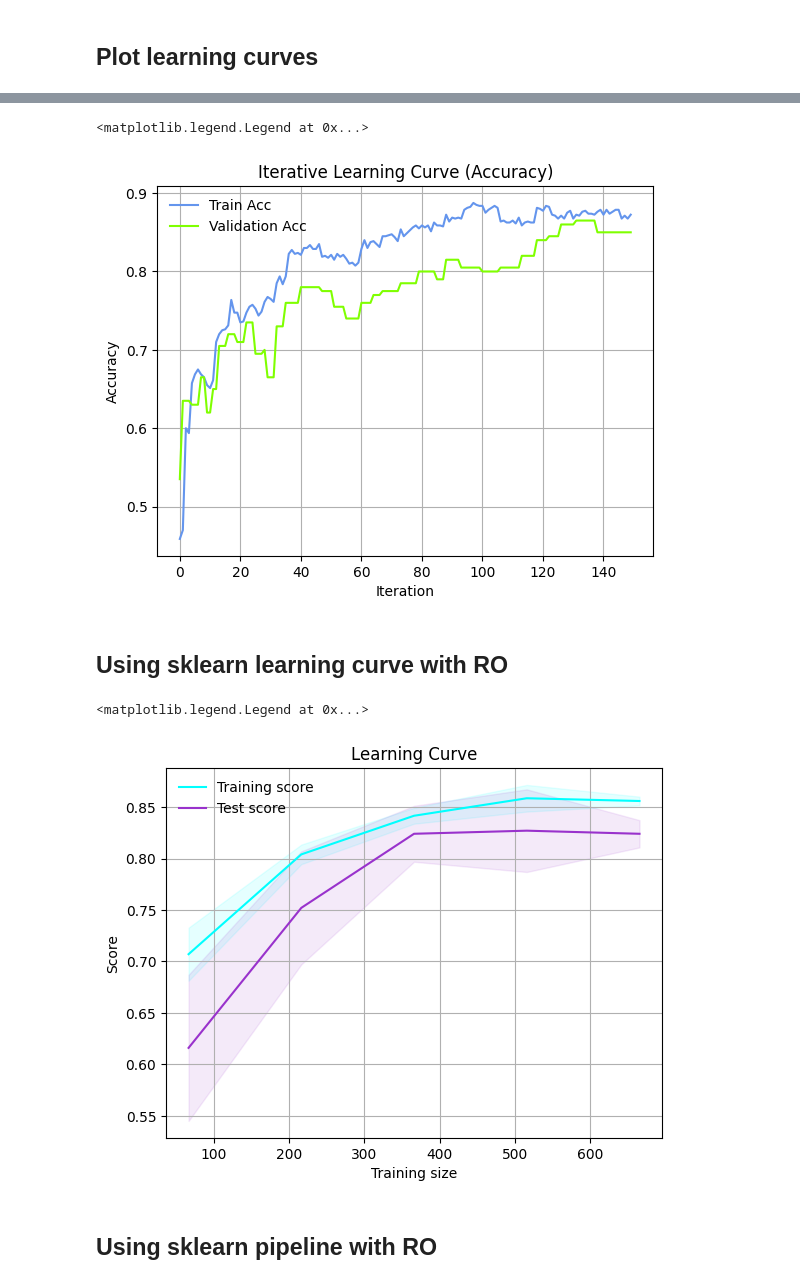
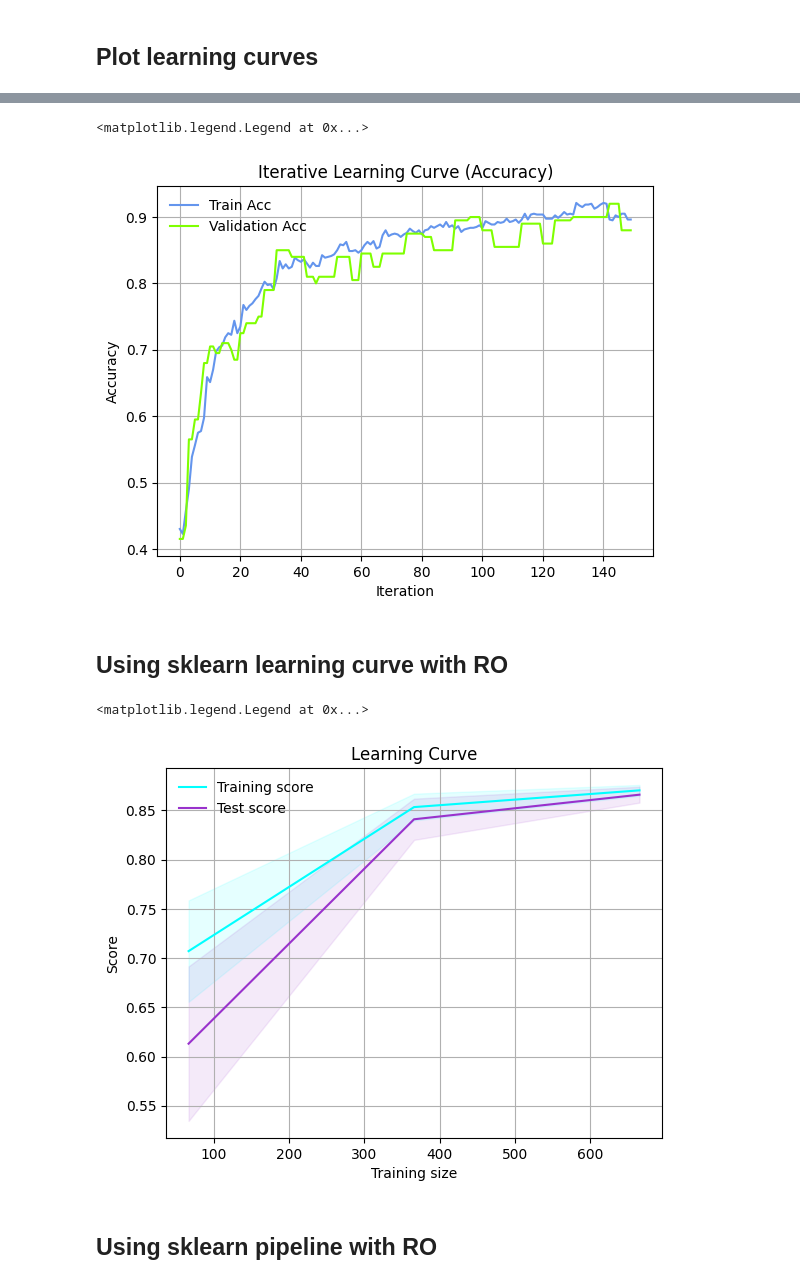
Before and after one commit to jlm429/pyperch, a Jupyter notebook: notebooks/ga_opt_network.ipynb, the cells around one changed output, grey strips where cells are left out. Cells and saved outputs as stored; diff of their text form; code cells hidden in the pictures.

```diff
--- a/notebooks/ga_opt_network.ipynb
+++ b/notebooks/ga_opt_network.ipynb
@@ -83,10 +83,10 @@ net = NeuralNetClassifier(
     module=GAModule,
     module__layer_sizes=(12, 32, 2),
     module__dropout_percent=(.01),
-    module__activation=nn.Tanh(),
+    module__activation=nn.SELU(),
     module__population_size=300,
-    module__to_mate=50,
-    module__to_mutate=30,
+    module__to_mate=30,
+    module__to_mutate=10,
     max_epochs=150,
     verbose=0,
     callbacks=[EpochScoring(scoring='accuracy', name='train_acc', on_train=True),],
@@ -136,36 +136,36 @@ plt.grid(visible=True)
 plt.legend(frameon=False)
 # %% [output]
 <matplotlib.legend.Legend at 0x...>
-[figure, old version]
+[figure, new version]
 # %% [markdown]
 ## Using sklearn learning curve with RO
 # %%
 from sklearn.model_selection import learning_curve
 
 # Plot the learning curve
 train_sizes, train_scores, test_scores = learning_curve(
-    net, X, y, train_sizes=np.linspace(0.1, 1.0, 5), cv=3
+    net, X, y, train_sizes=np.linspace(0.1, 1.0, 3), cv=3
 )
 
 train_scores_mean = train_scores.mean(axis=1)
 train_scores_std = train_scores.std(axis=1)
 test_scores_mean = test_scores.mean(axis=1)
 test_scores_std = test_scores.std(axis=1)
 plt.fill_between(train_sizes, train_scores_mean - train_scores_std,
                      train_scores_mean + train_scores_std, alpha=0.1,
                      color='cyan')
 plt.fill_between(train_sizes, test_scores_mean - test_scores_std,
                      test_scores_mean + test_scores_std, alpha=0.1, color='darkorchid')
 plt.plot(train_sizes, train_scores_mean, label="Training score", color='cyan')
 plt.plot(train_sizes, test_scores_mean, label="Test score", color='darkorchid')
 plt.title("Learning Curve")
 plt.xlabel("Training size")
 plt.ylabel("Score")
 plt.grid(visible=True)
 plt.legend(frameon=False)
 # %% [output]
 <matplotlib.legend.Legend at 0x...>
-[figure, old version]
+[figure, new version]
 # %% [markdown]
 ## Using sklearn pipeline with RO
 # %%
```
Also changed, not shown: parts of 3 cells of this notebook.
